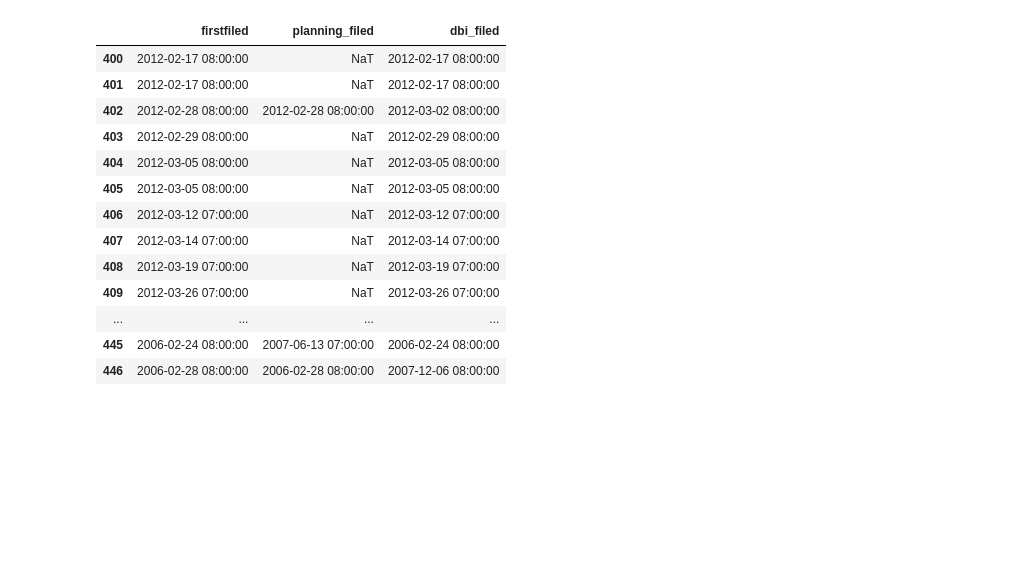
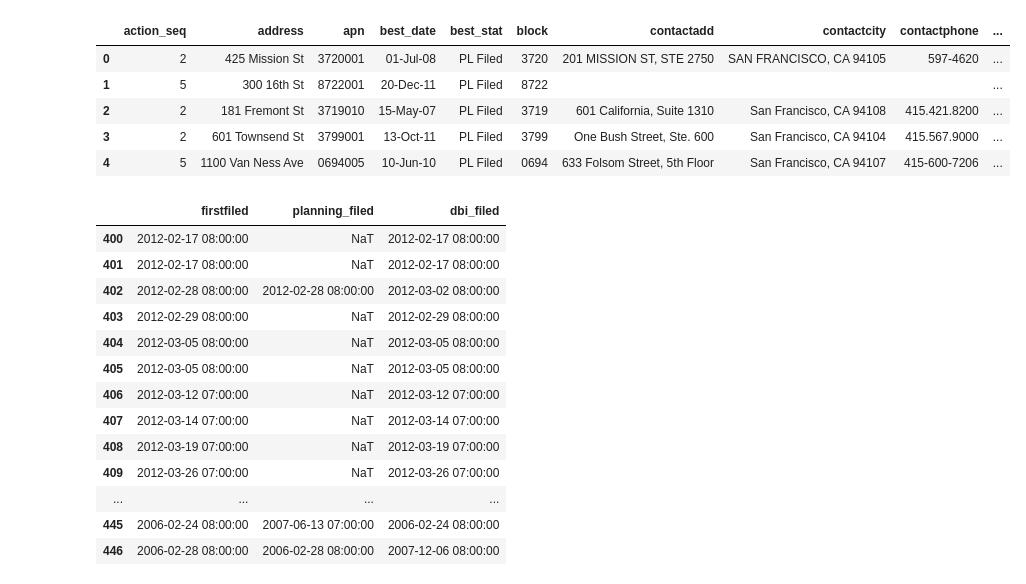
Before and after one commit to sfbrigade/datasci-housing-pipeline, a Jupyter notebook: data/cleaner_scratch_code.ipynb, the cells around one changed output. Drawn from its saved outputs; the diff is of its cells as text; code cells hidden in the pictures; blank space fills up the shorter version.

```diff
--- a/data/cleaner_scratch_code.ipynb
+++ b/data/cleaner_scratch_code.ipynb
@@ -97,8 +97,17 @@ column_mapping
 # %%
-csvfile = "raw/San_Francisco_Development_Pipeline_2012_Quarter_1.csv"
+csvfile = "raw/San_Francisco_Development_Pipeline_2011_Quarter_4.csv"
 with open(csvfile, 'r') as csvfile:
     housing_data = load_csv_with_mapping(csvfile, column_mapping)
     df = pd.DataFrame(housing_data)
+# %%
+df.head()
+# %% [output]
+|  | action_seq | address | apn | best_date | best_stat | block | contactadd | contactcity | contactphone | ... |
+| 0 | 2 | 425 Mission St | 3720001 | 01-Jul-08 | PL Filed | 3720 | 201 MISSION ST, STE 2750 | SAN FRANCISCO, CA 94105 | 597-4620 | ... |
+| 1 | 5 | 300 16th St | 8722001 | 20-Dec-11 | PL Filed | 8722 |  |  |  | ... |
+| 2 | 2 | 181 Fremont St | 3719010 | 15-May-07 | PL Filed | 3719 | 601 California, Suite 1310 | San Francisco, CA 94108 | 415.421.8200 | ... |
+| 3 | 2 | 601 Townsend St | 3799001 | 13-Oct-11 | PL Filed | 3799 | One Bush Street, Ste. 600 | San Francisco, CA 94104 | 415.567.9000 | ... |
+| 4 | 5 | 1100 Van Ness Ave | 0694005 | 10-Jun-10 | PL Filed | 0694 | 633 Folsom Street, 5th Floor | San Francisco, CA 94107 | 415-600-7206 | ... |
 # %%
 df['planning_filed'] = pd.to_datetime(df['planning_filed'])
 df['dbi_filed'] = pd.to_datetime(df['dbi_filed'])
```
Also changed, not shown: parts of 2 cells of this notebook, 22 other files.
